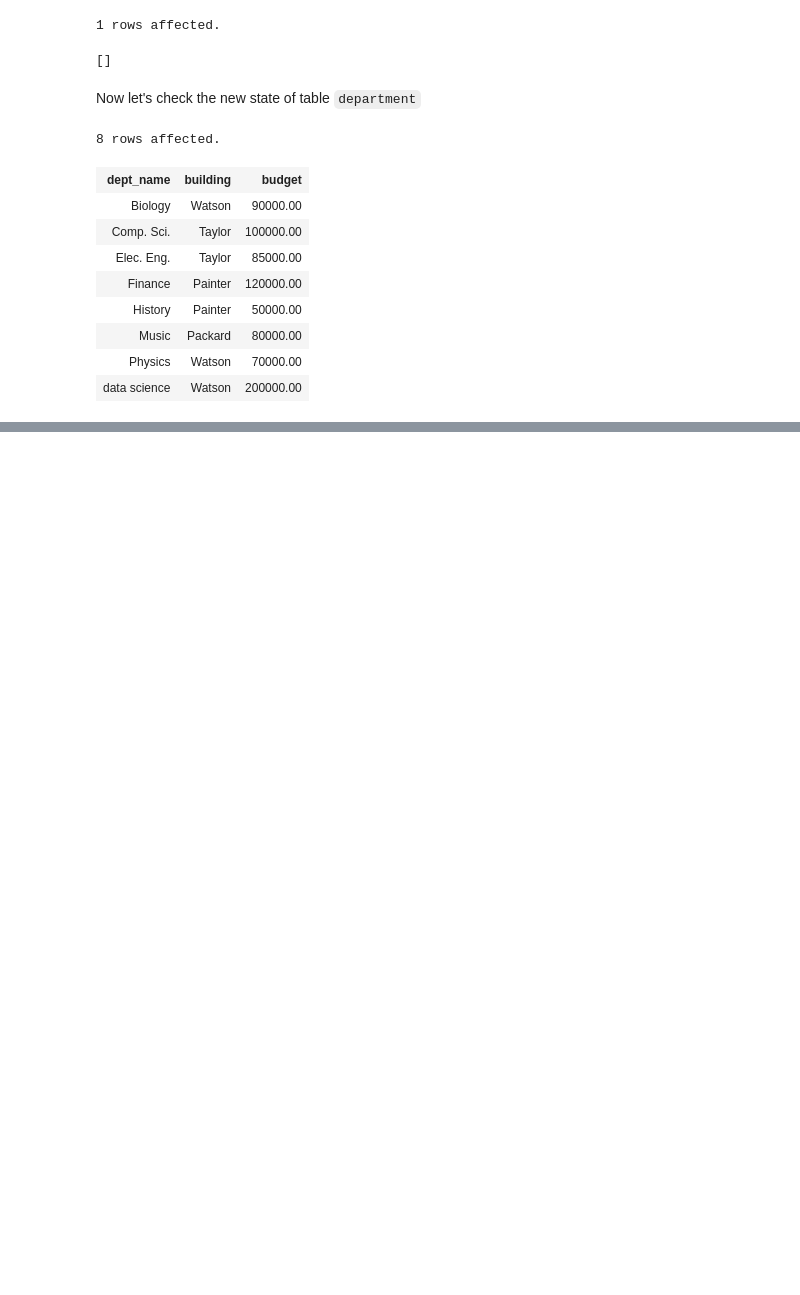
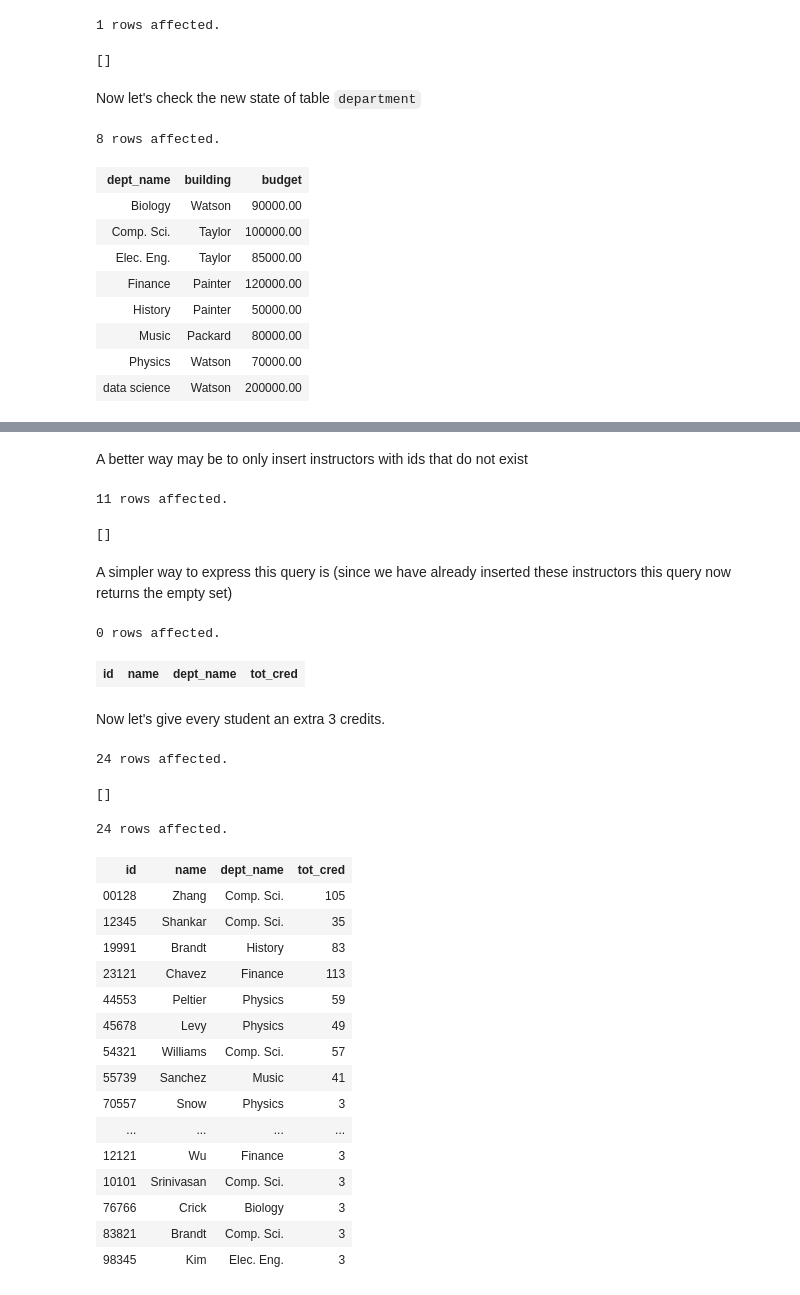
Before and after one commit to IITDBGroup/cs425, a Jupyter notebook: classnotebook-2017-Fall/CS425-2017-Notebook.ipynb, the cells around one changed output, grey strips where cells are left out. Cells and saved outputs as stored; diff of their text form; code cells hidden in the pictures; blank space fills up the shorter version.

```diff
--- a/classnotebook-2017-Fall/CS425-2017-Notebook.ipynb
+++ b/classnotebook-2017-Fall/CS425-2017-Notebook.ipynb
@@ -584,0 +652,56 @@ SELECT * FROM department
+# %% [markdown]
+A better way may be to only insert instructors with ids that do not exist
+# %%
+%%sql
+INSERT INTO student
+(
+SELECT i.id, name, dept_name, 0 AS tot_cred
+FROM instructor i,
+(SELECT id
+FROM instructor
+EXCEPT
+SELECT id
+FROM student) x
+WHERE x.id = i.id)
+# %% [output]
+11 rows affected.
+[]
+# %% [markdown]
+A simpler way to express this query is (since we have already inserted these instructors this query now returns the empty set)
+# %%
+%%sql
+SELECT id, name, dept_name, 0 AS tot_cred
+FROM instructor
+WHERE id NOT IN (SELECT id FROM student)
+# %% [output]
+0 rows affected.
+| id | name | dept_name | tot_cred |
+# %% [markdown]
+Now let's give every student an extra 3 credits.
+# %%
+%%sql
+UPDATE student SET tot_cred = tot_cred + 3;
+# %% [output]
+24 rows affected.
+[]
+# %%
+%%sql
+SELECT * FROM student
+# %% [output]
+24 rows affected.
+| id | name | dept_name | tot_cred |
+| 00128 | Zhang | Comp. Sci. | 105 |
+| 12345 | Shankar | Comp. Sci. | 35 |
+| 19991 | Brandt | History | 83 |
+| 23121 | Chavez | Finance | 113 |
+| 44553 | Peltier | Physics | 59 |
+| 45678 | Levy | Physics | 49 |
+| 54321 | Williams | Comp. Sci. | 57 |
+| 55739 | Sanchez | Music | 41 |
+| 70557 | Snow | Physics | 3 |
+| ... | ... | ... | ... |
+| 12121 | Wu | Finance | 3 |
+| 10101 | Srinivasan | Comp. Sci. | 3 |
+| 76766 | Crick | Biology | 3 |
+| 83821 | Brandt | Comp. Sci. | 3 |
+| 98345 | Kim | Elec. Eng. | 3 |
```
Also changed, not shown: parts of 15 cells of this notebook, 1 other file.
